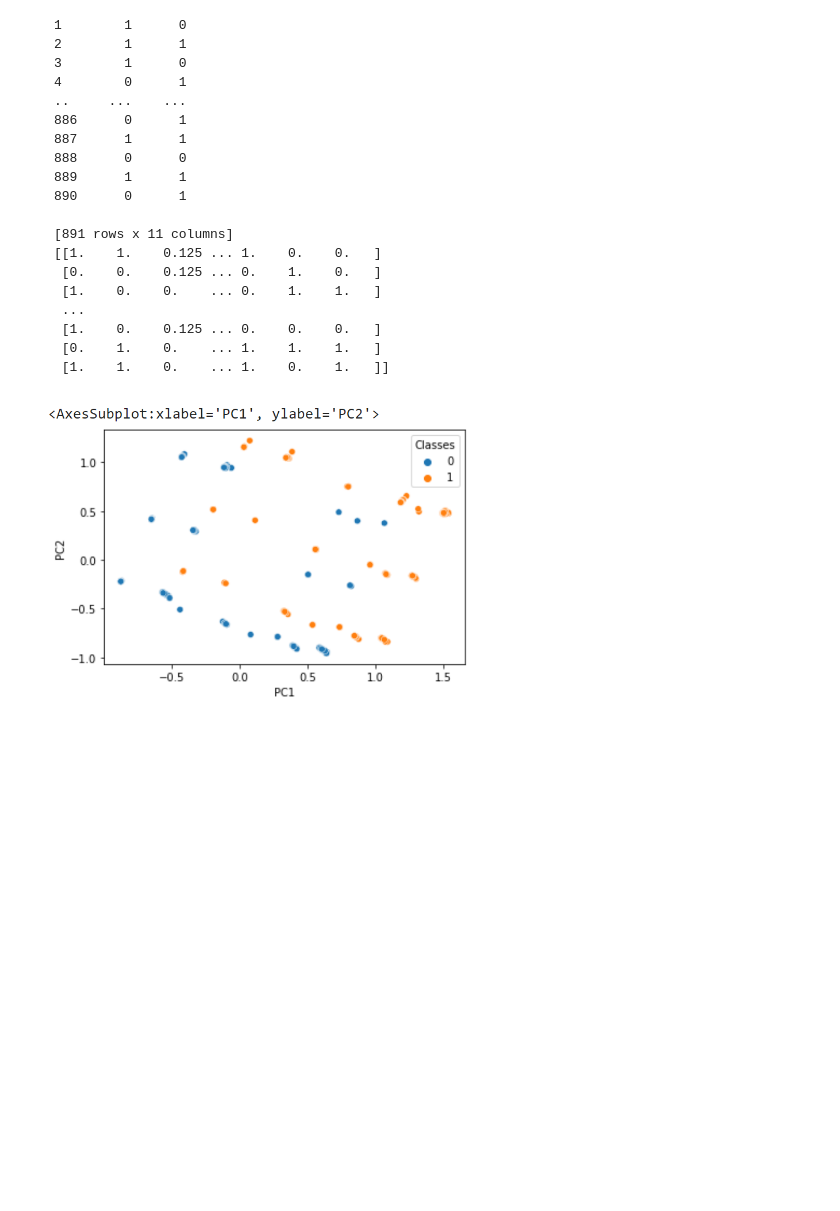
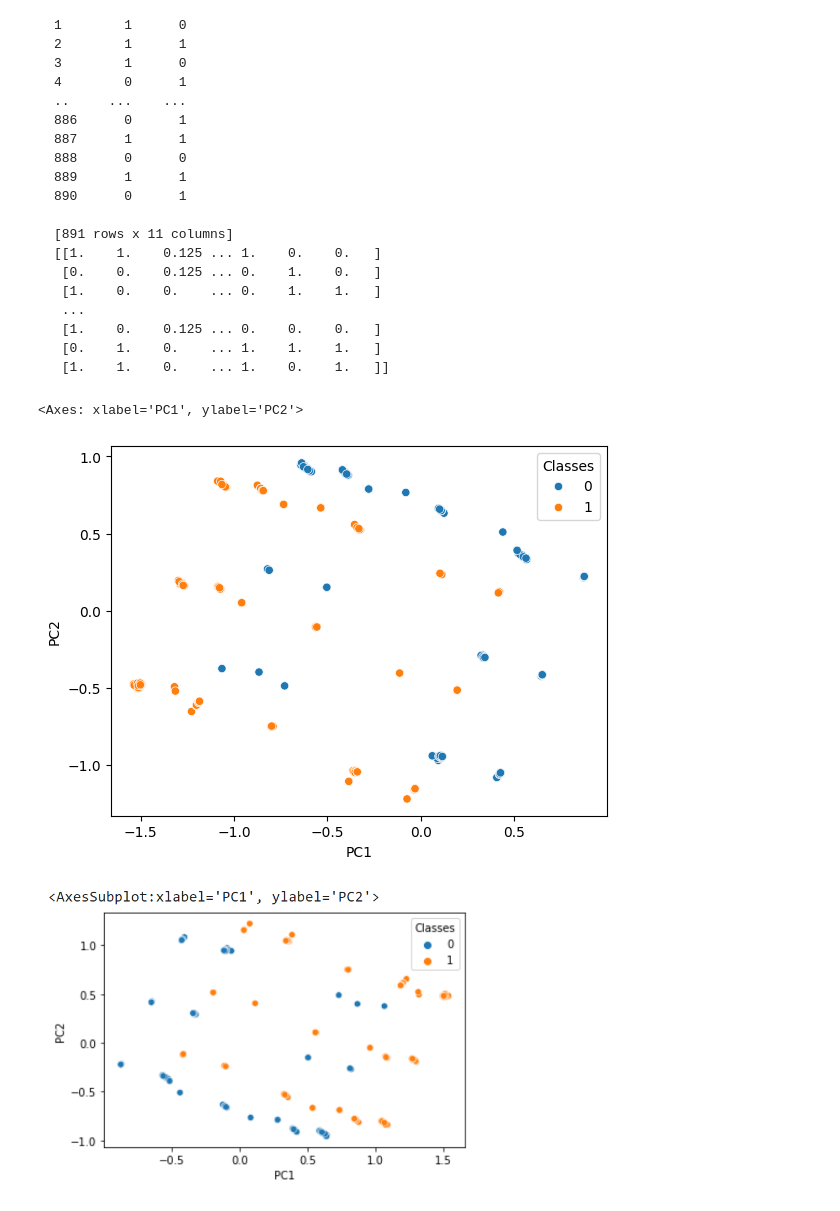
Before and after one commit to FabioKishino/pos-data-science, a Jupyter notebook: data-mining/Exercicio 2/Exercicio2.ipynb, the cells around one changed output. Drawn from its saved outputs; the diff is of its cells as text; code cells hidden in the pictures; blank space fills up the shorter version.

```diff
--- a/data-mining/Exercicio 2/Exercicio2.ipynb
+++ b/data-mining/Exercicio 2/Exercicio2.ipynb
@@ -474,3 +580,18 @@ Name: 200, dtype: object
+# %%
+# PCA nos dados normalizados
+pca_std = PCA(n_components=2)
+X_std = pca_std.fit_transform(dfMinmax)
+
+# Cria um dataframe com os dados com normalização do PCA
+dfWithScale = pd.DataFrame(X_std, columns = ['PC1','PC2'])
+dfWithScale['Classes'] = dfClasses
+
+
+# Visualiza os dados - Note como a separação de classes fica melhor depois dos dados normalizados.
+sns.scatterplot(data=dfWithScale, x="PC1", y="PC2", hue='Classes', palette='tab10')
+# %% [output]
+<Axes: xlabel='PC1', ylabel='PC2'>
+[figure, added]
 # %% [markdown]
 ![image.png](embedded-picture-1)
 # %% [markdown]
```
Also changed, not shown: parts of 22 cells of this notebook.
